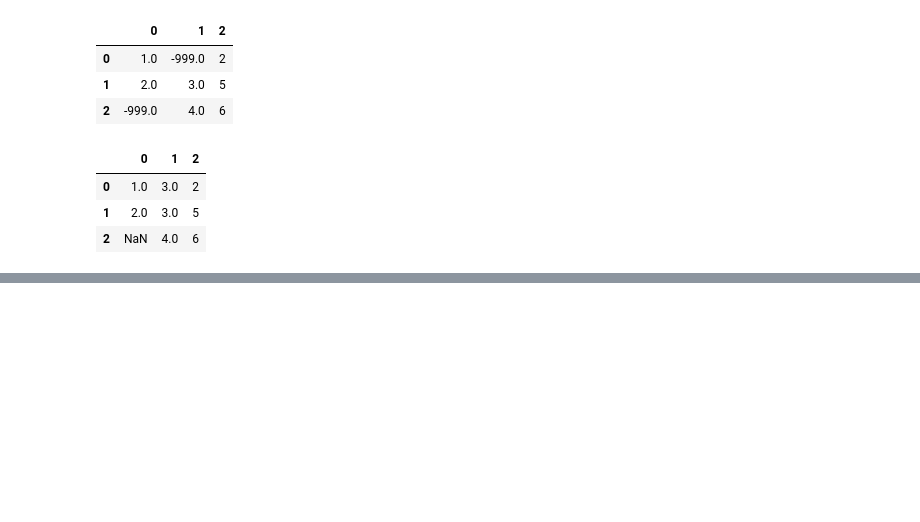
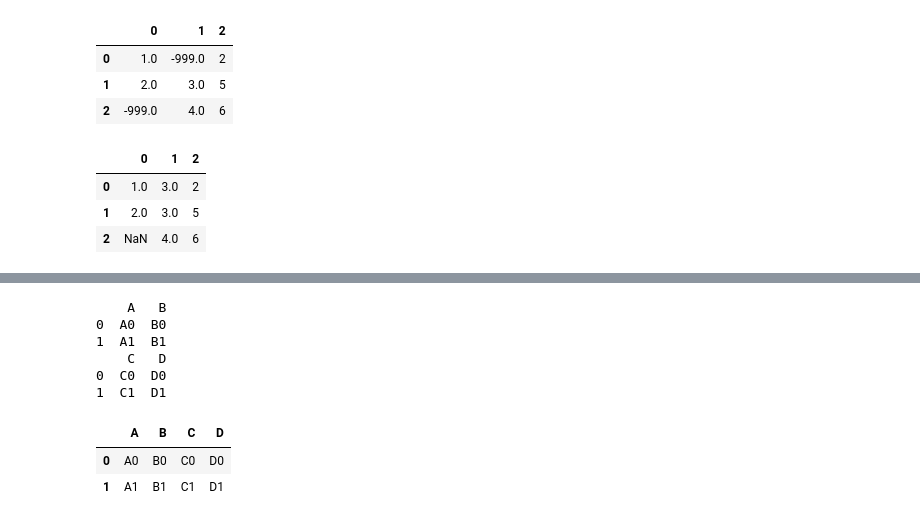
Before and after one commit to shanwaz1993/Python_prac, a Jupyter notebook: pandas_prac1.ipynb, the cells around one changed output, grey strips where cells are left out. Cells and saved outputs as stored; diff of their text form; code cells hidden in the pictures; blank space fills up the shorter version.

```diff
--- a/pandas_prac1.ipynb
+++ b/pandas_prac1.ipynb
@@ -218,0 +293,16 @@ AttributeError: 'module' object has no attribute 'rand'
+# %%
+df3 = pd.DataFrame([['A0','B0'],['A1','B1']], columns=list('AB'),index=[0, 1])
+df4 = pd.DataFrame([['C0','D0'],['C1','D1']], columns=list('CD'), index=[0, 1])
+print(df3)
+print(df4)
+pd.concat([df3,df4],axis=1)
+# %% [output]
+    A   B
+0  A0  B0
+1  A1  B1
+    C   D
+0  C0  D0
+1  C1  D1
+|  | A | B | C | D |
+| 0 | A0 | B0 | C0 | D0 |
+| 1 | A1 | B1 | C1 | D1 |
```
Also changed, not shown: parts of 10 cells of this notebook.
